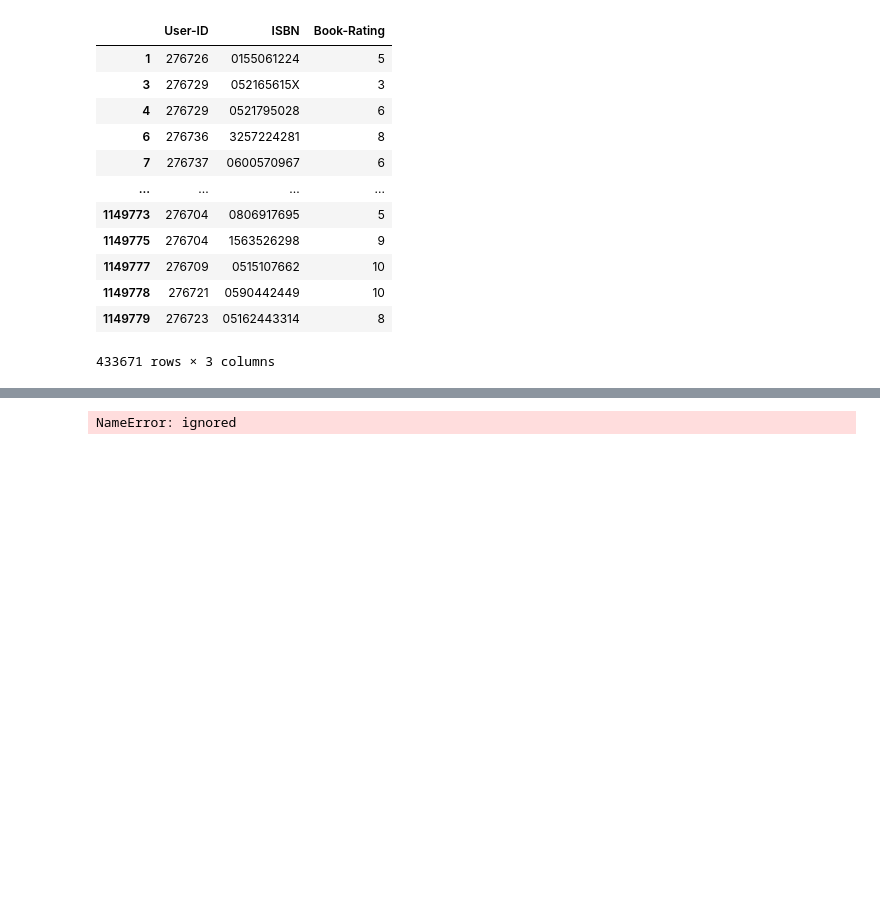
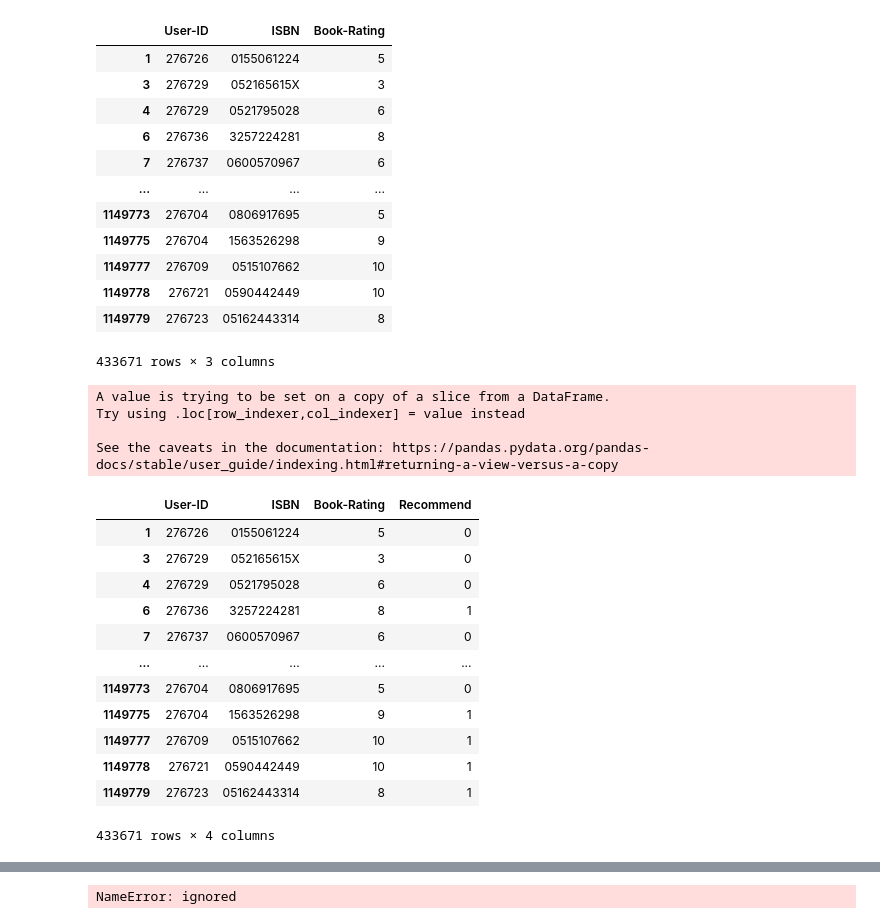
Before and after one commit to vivitc/deep-learning-books, a Jupyter notebook: Trabalho_DL_Books.ipynb, the cells around one changed output, grey strips where cells are left out. Saved outputs shown, nothing was run; the diff lists cells and outputs as text; code cells hidden in the pictures; blank space fills up the shorter version.

```diff
--- a/Trabalho_DL_Books.ipynb
+++ b/Trabalho_DL_Books.ipynb
@@ -467,6 +467,28 @@ df_book_rating_no_zero
 | 1149778 | 276721 | 0590442449 | 10 |
 | 1149779 | 276723 | 05162443314 | 8 |
 433671 rows × 3 columns
+# %%
+import numpy as np
+df_book_rating_no_empty['Recommend'] = np.where((df_book_rating_no_empty['Book-Rating'] > 6), 1, 0)
+df_book_rating_no_empty
+# %% [output]
+A value is trying to be set on a copy of a slice from a DataFrame.
+Try using .loc[row_indexer,col_indexer] = value instead
+
+See the caveats in the documentation: https://pandas.pydata.org/pandas-docs/stable/user_guide/indexing.html#returning-a-view-versus-a-copy
+|  | User-ID | ISBN | Book-Rating | Recommend |
+| 1 | 276726 | 0155061224 | 5 | 0 |
+| 3 | 276729 | 052165615X | 3 | 0 |
+| 4 | 276729 | 0521795028 | 6 | 0 |
+| 6 | 276736 | 3257224281 | 8 | 1 |
+| 7 | 276737 | 0600570967 | 6 | 0 |
+| ... | ... | ... | ... | ... |
+| 1149773 | 276704 | 0806917695 | 5 | 0 |
+| 1149775 | 276704 | 1563526298 | 9 | 1 |
+| 1149777 | 276709 | 0515107662 | 10 | 1 |
+| 1149778 | 276721 | 0590442449 | 10 | 1 |
+| 1149779 | 276723 | 05162443314 | 8 | 1 |
+433671 rows × 4 columns
 # %%
 merged_user_book_rating_df = pd.merge(left=df_users_usa, right=df_book_rating_no_zero, left_on='User-ID', right_on='User-ID')
 merged_user_book_rating_df
```
Also changed, not shown: parts of 12 cells of this notebook.
